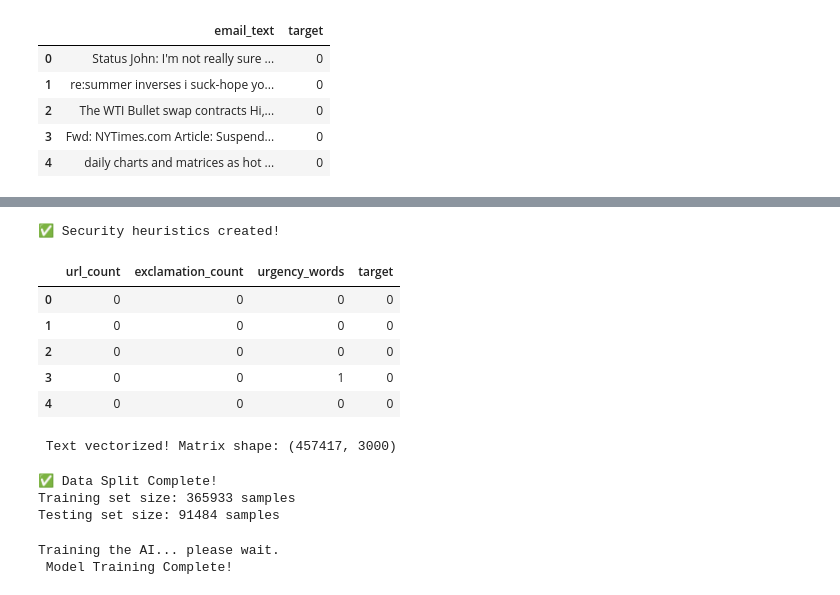
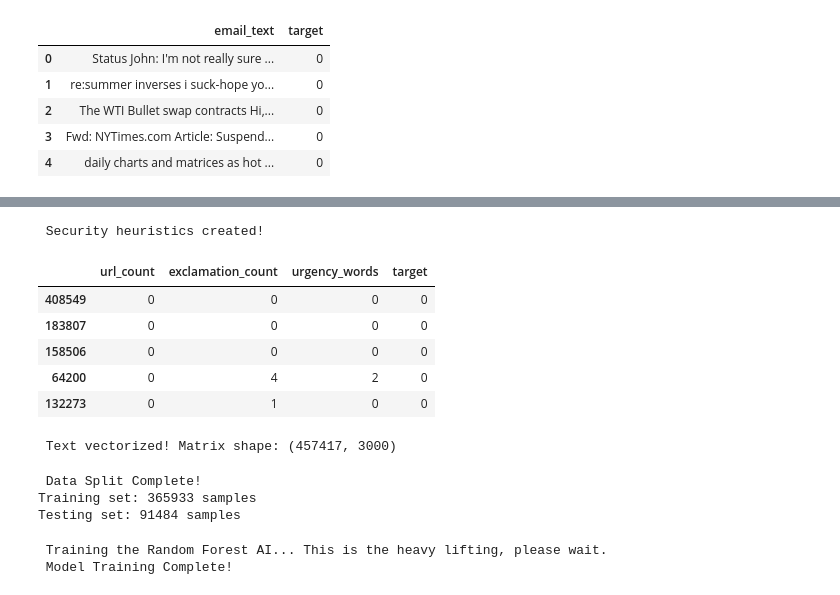
Before and after one commit to chaima-khoualdia/Security-Projectt, a Jupyter notebook: .ipynb, the cells around one changed output, grey strips where cells are left out. Saved outputs shown, nothing was run; the diff lists cells and outputs as text; code cells hidden in the pictures.

Commit message:
Feat: Complete training of Hybrid Random Forest with Security Heuristics

```diff
--- a/.ipynb
+++ b/.ipynb
@@ -5,5 +1,11 @@ import pandas as pd
 # %%
+import matplotlib.pyplot as plt
+import seaborn as sns
 import pandas as pd
+import numpy as np
+import nltk
+from nltk.corpus import stopwords
+import string
 
 # Load datasets
 try:
@@ -11,14 +13,9 @@ try:
     phishing = pd.read_csv('data/phishing_legit_dataset_KD_10000.csv')
 
     print(" Success! Files are loaded.")
-    print(f"Enron Columns: {enron.columns.tolist()}")
-    print(f"Phishing Columns: {phishing.columns.tolist()}")
-
-    # Show the first 3 rows of each
-    display(enron.head(3))
-    display(phishing.head(3))
-
+    print(f"Enron shape: {enron.shape}")
+    print(f"Kaggle Phishing shape: {phishing.shape}")
 except Exception as e:
-    print(f" Error: {e}")
+    print(f" Error loading files: {e}")
 # %% [output]
  Success! Files are loaded.
@@ -36,17 +24,20 @@ Phishing Columns: ['text', 'label', 'phishing_type', 'severity', 'confidence']
 # %%
-# 1. Standardize Enron
+# 1. Standardize Enron (Mapping 'Body' to 'email_text' and 'Label' to 'target')[cite: 2]
 enron_clean = enron[['Body', 'Label']].copy()
 enron_clean.columns = ['email_text', 'target']
 
-# 2. Standardize Phishing Dataset
+# 2. Standardize Kaggle Dataset (Mapping 'text' to 'email_text' and 'label' to 'target')[cite: 2]
 phishing_clean = phishing[['text', 'label']].copy()
 phishing_clean.columns = ['email_text', 'target']
 
-# 3. Combine them into one Master DataFrame
+# 3. Combine into one Master DataFrame
 df = pd.concat([enron_clean, phishing_clean], axis=0, ignore_index=True)
 
+# 4. Remove any null values that might have been introduced
+df.dropna(inplace=True)
+
 print(f"Total rows in combined dataset: {len(df)}")
-df.head()
+display(df.head())
 # %% [output]
 Total rows in combined dataset: 457417
 |  | email_text | target |
@@ -109,27 +117,27 @@ Text cleaning complete!
 | 4 | daily charts and matrices as hot ... | daily charts matrices hot links 5... |
 # %%
 # Create features based on common phishing tactics
-# 1. Count URLs: Phishing often has many suspicious links
+# 1. Count URLs
 df['url_count'] = df['email_text'].astype(str).apply(lambda x: x.count('http'))
 
-# 2. Count Exclamations: High pressure/urgency often uses '!'
+# 2. Count Exclamations
 df['exclamation_count'] = df['email_text'].astype(str).apply(lambda x: x.count('!'))
 
 # 3. Urgency Score: Checking for specific 'pressure' keywords
 urgency_list = ['urgent', 'immediately', 'action', 'suspended', 'verify', 'account', 'security', 'login']
 df['urgency_words'] = df['clean_text'].apply(lambda x: sum(1 for word in urgency_list if word in x))
 
-print("Security heuristics created!")
-# Take a look at the new numerical columns
-display(df[['url_count', 'exclamation_count', 'urgency_words', 'target']].head())
+print(" Security heuristics created!")
+# Display a sample of the new features
+display(df[['url_count', 'exclamation_count', 'urgency_words', 'target']].sample(5))
 # %% [output]
-✅ Security heuristics created!
+ Security heuristics created!
 |  | url_count | exclamation_count | urgency_words | target |
-| 0 | 0 | 0 | 0 | 0 |
-| 1 | 0 | 0 | 0 | 0 |
-| 2 | 0 | 0 | 0 | 0 |
-| 3 | 0 | 0 | 1 | 0 |
-| 4 | 0 | 0 | 0 | 0 |
+| 408549 | 0 | 0 | 0 | 0 |
+| 183807 | 0 | 0 | 0 | 0 |
+| 158506 | 0 | 0 | 0 | 0 |
+| 64200 | 0 | 4 | 2 | 0 |
+| 132273 | 0 | 1 | 0 | 0 |
 # %%
 from sklearn.feature_extraction.text import TfidfVectorizer
 
@@ -149,28 +157,28 @@ from sklearn.model_selection import train_test_split
 # Y is our target (0 for safe, 1 for phishing)
 y = df['target']
 
-# We use 80% of data to train and 20% to test
+# Split the data
 X_train, X_test, y_train, y_test = train_test_split(X_text, y, test_size=0.2, random_state=42)
 
 print(f" Data Split Complete!")
-print(f"Training set size: {X_train.shape[0]} samples")
-print(f"Testing set size: {X_test.shape[0]} samples")
+print(f"Training set: {X_train.shape[0]} samples")
+print(f"Testing set: {X_test.shape[0]} samples")
 # %% [output]
-✅ Data Split Complete!
-Training set size: 365933 samples
-Testing set size: 91484 samples
+ Data Split Complete!
+Training set: 365933 samples
+Testing set: 91484 samples
 # %%
 from sklearn.ensemble import RandomForestClassifier
-from sklearn.metrics import classification_report, confusion_matrix
 
-# 1. Initialize the model
+# Initialize the model
+# We use random_state=42 to ensure results are the same every time you run it
 model = RandomForestClassifier(n_estimators=100, random_state=42)
 
-# 2. Train the model
-print("Training the AI... please wait.")
+# Train the model
+print(" Training the Random Forest AI... This is the heavy lifting, please wait.")
 model.fit(X_train, y_train)
 
 print(" Model Training Complete!")
 # %% [output]
-Training the AI... please wait.
+ Training the Random Forest AI... This is the heavy lifting, please wait.
  Model Training Complete!
```
Also changed, not shown: parts of 14 cells of this notebook, 2 other files.
